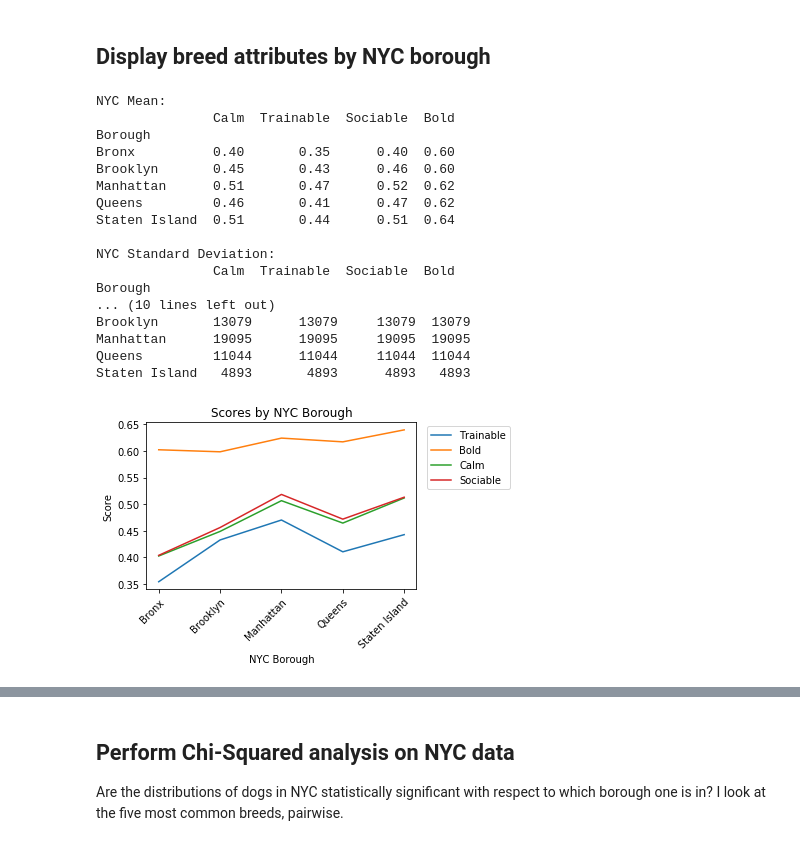
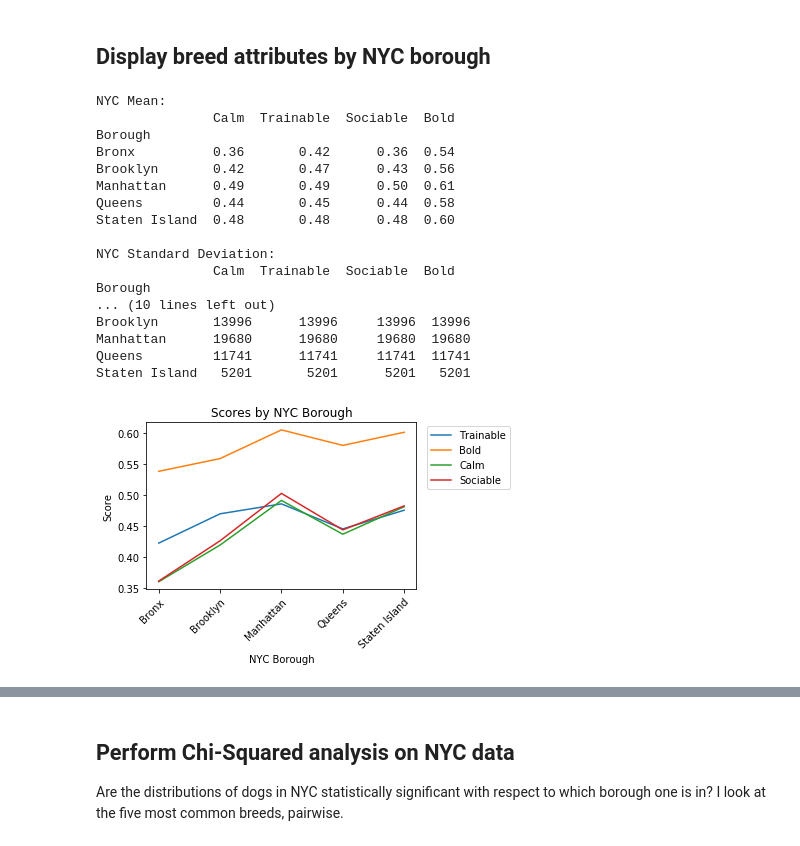
Before and after one commit to Save-All-The-Pets/dog_attributes, a Jupyter notebook: src/analysis.ipynb, the cells around one changed output, grey strips where cells are left out. Saved outputs shown, nothing was run; the diff lists cells and outputs as text; code cells hidden in the pictures.

```diff
--- a/src/analysis.ipynb
+++ b/src/analysis.ipynb
@@ -251,7 +251,7 @@ Working             16    11         11        11    11
 nyc_registry['Borough'] = nyc_registry['Borough'].map(lambda x: None if x not in {'Brooklyn', 'Bronx', 'Staten Island', 'Manhattan', 'Queens'} else x)
 nyc_registry.replace(to_replace='Unknown',value=np.nan, inplace=True)
 nyc_registry.replace(to_replace='American Pit Bull Mix / Pit Bull Mix',value='Pit Bull Mix', inplace=True)
-nyc_registry.replace(to_replace='American Pit Bull Terrier/Pit Bull',value='American Pit Bull Terrier', inplace=True)
+nyc_registry.replace(to_replace='American Pit Bull Terrier/Pit Bull',value='American Staffordshire Terrier', inplace=True)
 nyc_registry.dropna(inplace=True)
 
 display = True # Display the graph
@@ -260,41 +260,41 @@ nyc_attrib = nyc_registry.set_index('BreedName').join(attrib, how='left')
 # nyc_attrib = nyc_attrib[['Borough','Calm', 'Trainable', 'Sociable', 'Bold', 'Obedient']]
 nyc_attrib = nyc_attrib[['Borough','Calm', 'Trainable', 'Sociable', 'Bold']]
 nyc_attrib_g = nyc_attrib.groupby('Borough')
 print('\nNYC Mean:')
 nyc_attrib_g_mean = nyc_attrib_g.mean()
 pprint(nyc_attrib_g_mean.round(decimals=2))
 print('\nNYC Standard Deviation:')
 pprint(nyc_attrib_g.std().round(decimals=2))
 print('\nNYC Count:')
 pprint(nyc_attrib_g.count())
 if display:
     plot_by_attrib(nyc_attrib_g_mean, lst, 'NYC Borough')
 
 nyc_breeds = nyc_registry[['Borough', 'BreedName']]
 print('\nTop NYC Dogs Count')
 pprint(nyc_breeds['BreedName'].value_counts().nlargest(12))
 nyc_breeds_grp = nyc_breeds.groupby('Borough')
 print('\nTop Dogs By Borough')
 for b in borough:
     print('\n'+b)
     print(nyc_breeds_grp.get_group(b)['BreedName'].value_counts(normalize=norm).head(12))
 # %% [output]
 NYC Mean:
                Calm  Trainable  Sociable  Bold
 Borough
-Bronx          0.40       0.35      0.40  0.60
-Brooklyn       0.45       0.43      0.46  0.60
-Manhattan      0.51       0.47      0.52  0.62
-Queens         0.46       0.41      0.47  0.62
-Staten Island  0.51       0.44      0.51  0.64
+Bronx          0.36       0.42      0.36  0.54
+Brooklyn       0.42       0.47      0.43  0.56
+Manhattan      0.49       0.49      0.50  0.61
+Queens         0.44       0.45      0.44  0.58
+Staten Island  0.48       0.48      0.48  0.60
 
 NYC Standard Deviation:
                Calm  Trainable  Sociable  Bold
 Borough
 ... (10 lines left out)
-Brooklyn       13079      13079     13079  13079
-Manhattan      19095      19095     19095  19095
-Queens         11044      11044     11044  11044
-Staten Island   4893       4893      4893   4893
+Brooklyn       13996      13996     13996  13996
+Manhattan      19680      19680     19680  19680
+Queens         11741      11741     11741  11741
+Staten Island   5201       5201      5201   5201
-[figure, old version]
+[figure, new version]
 Top NYC Dogs Count
```
Also changed, not shown: parts of 8 cells of this notebook.
